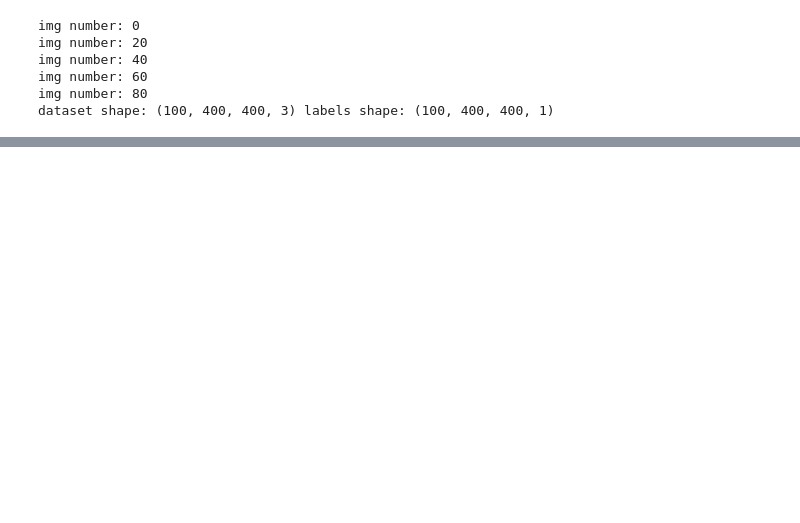
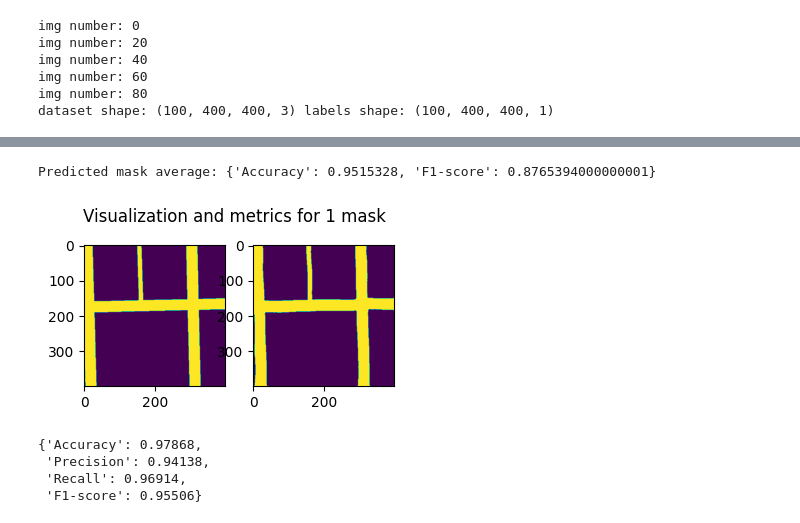
Before and after one commit to CS-433/ml-project-2-sigmoid-fraud, a Jupyter notebook: main.ipynb, the cells around one changed output, grey strips where cells are left out. Drawn from its saved outputs; the diff is of its cells as text; code cells hidden in the pictures; blank space fills up the shorter version.

```diff
--- a/main.ipynb
+++ b/main.ipynb
@@ -1209,0 +1388,21 @@ visualize_predicition(img=im, gt=im_gt_gs, model=unet)
+# %%
+## Re-running U-Net
+unet_config_augmented = {
+    "model": "U-Net",
+    "preprocessing": unet_preprocess_data,
+    "augmentation": get_training_augmentation(),
+    "patch_size": 16,
+    "n_epochs": 400,
+    "batch_size": 10,
+    "optimizer": "AdamW",
+    "loss_function": "BCELoss",
+    "learning_rate": .75*1e-4,
+    "prediction_transform": "numpy_and_binarize",
+    "labels_transform": "unet_reshape",
+    "scheduler": "CosineAnnealing",
+    "device": DEVICE,
+    "train_size": .9
+}
+
+x_directory, y_directory = ("data/training/images/", "data/training/groundtruth")
+unet_augmented, metrics_per_epoch = train_model_augmented(x_directory, y_directory, unet_config_augmented)
@@ -1209,0 +1427,11 @@ visualize_predicition(img=im, gt=im_gt_gs, model=unet)
+# %%
+print('Predicted mask average:', mask_predictions_unet(model=unet_augmented, img_directory='data/training/images',
+                                                  gt_directory='data/training/groundtruth'))
+visualize_predicition_unet(img=im, gt=im_gt_gs, model=unet_augmented)
+# %% [output]
+Predicted mask average: {'Accuracy': 0.9515328, 'F1-score': 0.8765394000000001}
+[figure, added]
+{'Accuracy': 0.97868,
+ 'Precision': 0.94138,
+ 'Recall': 0.96914,
+ 'F1-score': 0.95506}
```
Also changed, not shown: parts of 42 cells of this notebook.
